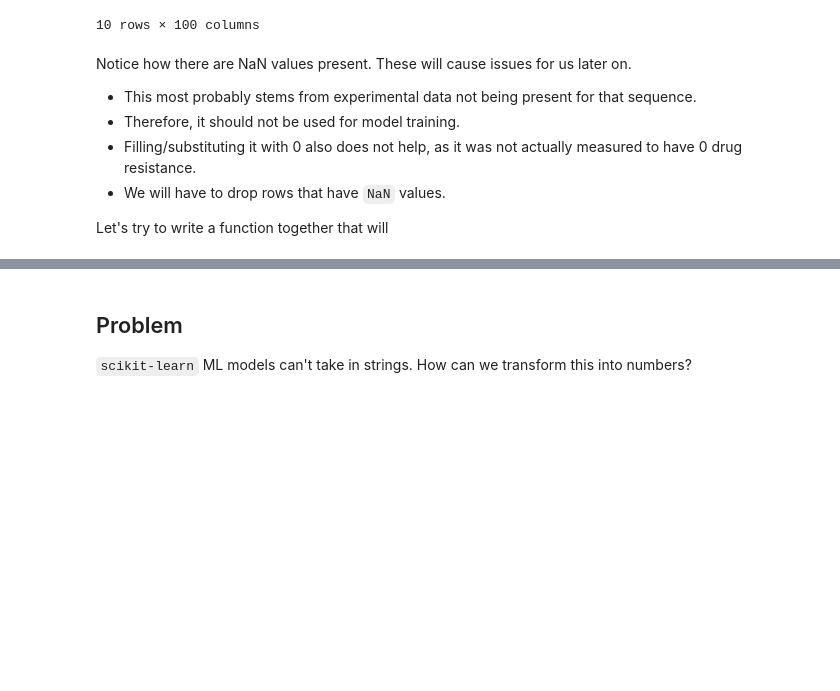
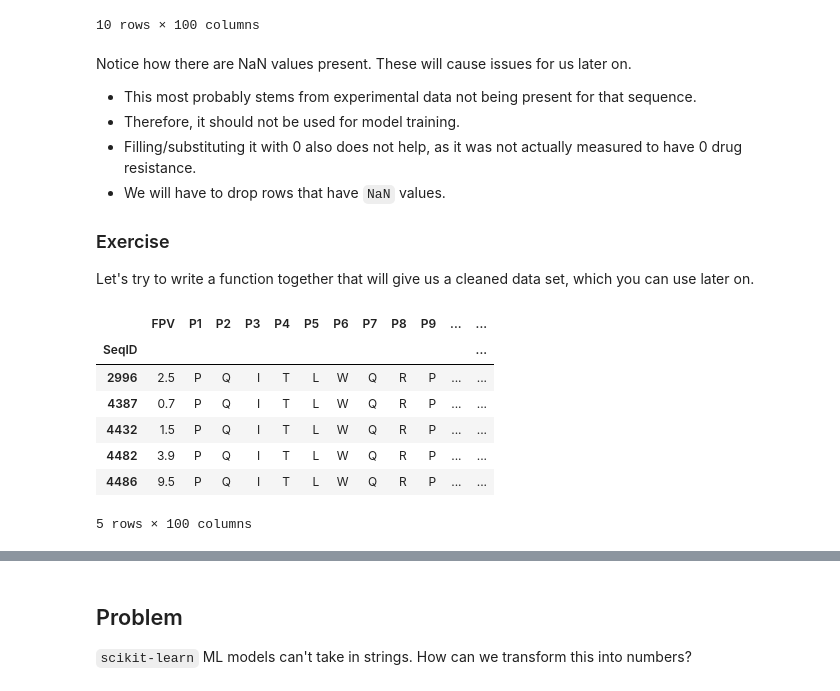
Before and after one commit to ericmjl/systems-microbiology-hiv, a Jupyter notebook: HIV Data Exploration.ipynb, the cells around one changed output, grey strips where cells are left out. Drawn from its saved outputs; the diff is of its cells as text; code cells hidden in the pictures; blank space fills up the shorter version.

```diff
--- a/HIV Data Exploration.ipynb
+++ b/HIV Data Exploration.ipynb
@@ -87,7 +86,7 @@ DATA_HANDLE = 'drug_data/hiv-protease-data.csv'
 N_DATA = 8
 CONSENSUS = 'sequences/hiv-protease-consensus.fasta'
 
-data, drug_cols, feat_cols = cf.read_data(HANDLE, N_DATA)
+data, drug_cols, feat_cols = cf.read_data(DATA_HANDLE, N_DATA)
 
 consensus_map = cf.read_consensus(CONSENSUS)
 
@@ -195,4 +193,32 @@ Notice how there are NaN values present. These will cause issues for us later on
 - Filling/substituting it with 0 also does not help, as it was not actually measured to have 0 drug resistance.
 - We will have to drop rows that have `NaN` values.
 
-Let's try to write a function together that will
+### Exercise
+
+Let's try to write a function together that will give us a cleaned data set, which you can use later on.
+# %%
+def one_drug_data(drug_name):
+    cols_of_interest = []
+
+    # append and extend are two methods for lists.
+    # append adds a single item to the end of the list.
+    # extend iterates over the list passed into the function, and appends it to the end of the list.
+    cols_of_interest.append(drug_name)
+    cols_of_interest.extend(feat_cols)
+
+    # What is the function call to remove rows with NaN values in it?
+    drug_data = data[cols_of_interest].dropna()
+
+    return drug_data
+
+fpv = one_drug_data('FPV')
+fpv.head()
+# %% [output]
+|  | FPV | P1 | P2 | P3 | P4 | P5 | P6 | P7 | P8 | P9 | ... | ... |
+| SeqID |  |  |  |  |  |  |  |  |  |  |  | ... |
+| 2996 | 2.5 | P | Q | I | T | L | W | Q | R | P | ... | ... |
+| 4387 | 0.7 | P | Q | I | T | L | W | Q | R | P | ... | ... |
+| 4432 | 1.5 | P | Q | I | T | L | W | Q | R | P | ... | ... |
+| 4482 | 3.9 | P | Q | I | T | L | W | Q | R | P | ... | ... |
+| 4486 | 9.5 | P | Q | I | T | L | W | Q | R | P | ... | ... |
+5 rows × 100 columns
```
Also changed, not shown: parts of 9 cells of this notebook.
